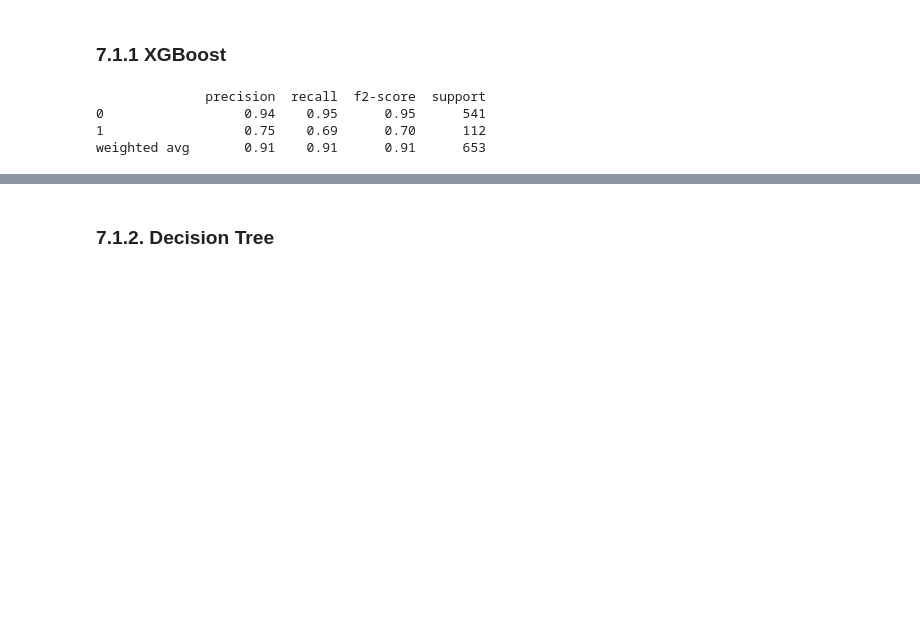
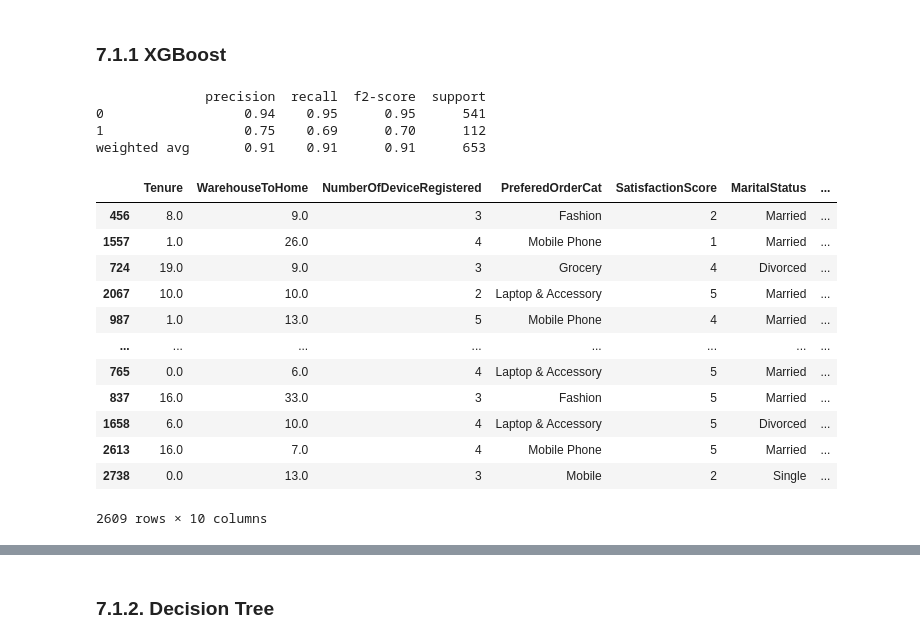
Before and after one commit to mfarik21/ECommerce-Customer-Churn, a Jupyter notebook: e-commerce-customer-churn.ipynb, the cells around one changed output, grey strips where cells are left out. Cells and saved outputs as stored; diff of their text form; code cells hidden in the pictures; blank space fills up the shorter version.

```diff
--- a/e-commerce-customer-churn.ipynb
+++ b/e-commerce-customer-churn.ipynb
@@ -852,3 +904,19 @@ print(get_custom_f2_metric(y_test, y_pred))
 0                  0.94    0.95      0.95      541
 1                  0.75    0.69      0.70      112
 weighted avg       0.91    0.91      0.91      653
+# %%
+X_train
+# %% [output]
+|  | Tenure | WarehouseToHome | NumberOfDeviceRegistered | PreferedOrderCat | SatisfactionScore | MaritalStatus | ... |
+| 456 | 8.0 | 9.0 | 3 | Fashion | 2 | Married | ... |
+| 1557 | 1.0 | 26.0 | 4 | Mobile Phone | 1 | Married | ... |
+| 724 | 19.0 | 9.0 | 3 | Grocery | 4 | Divorced | ... |
+| 2067 | 10.0 | 10.0 | 2 | Laptop & Accessory | 5 | Married | ... |
+| 987 | 1.0 | 13.0 | 5 | Mobile Phone | 4 | Married | ... |
+| ... | ... | ... | ... | ... | ... | ... | ... |
+| 765 | 0.0 | 6.0 | 4 | Laptop & Accessory | 5 | Married | ... |
+| 837 | 16.0 | 33.0 | 3 | Fashion | 5 | Married | ... |
+| 1658 | 6.0 | 10.0 | 4 | Laptop & Accessory | 5 | Divorced | ... |
+| 2613 | 16.0 | 7.0 | 4 | Mobile Phone | 5 | Married | ... |
+| 2738 | 0.0 | 13.0 | 3 | Mobile | 2 | Single | ... |
+2609 rows × 10 columns
```
Also changed, not shown: parts of 16 cells of this notebook, 8 other files.
